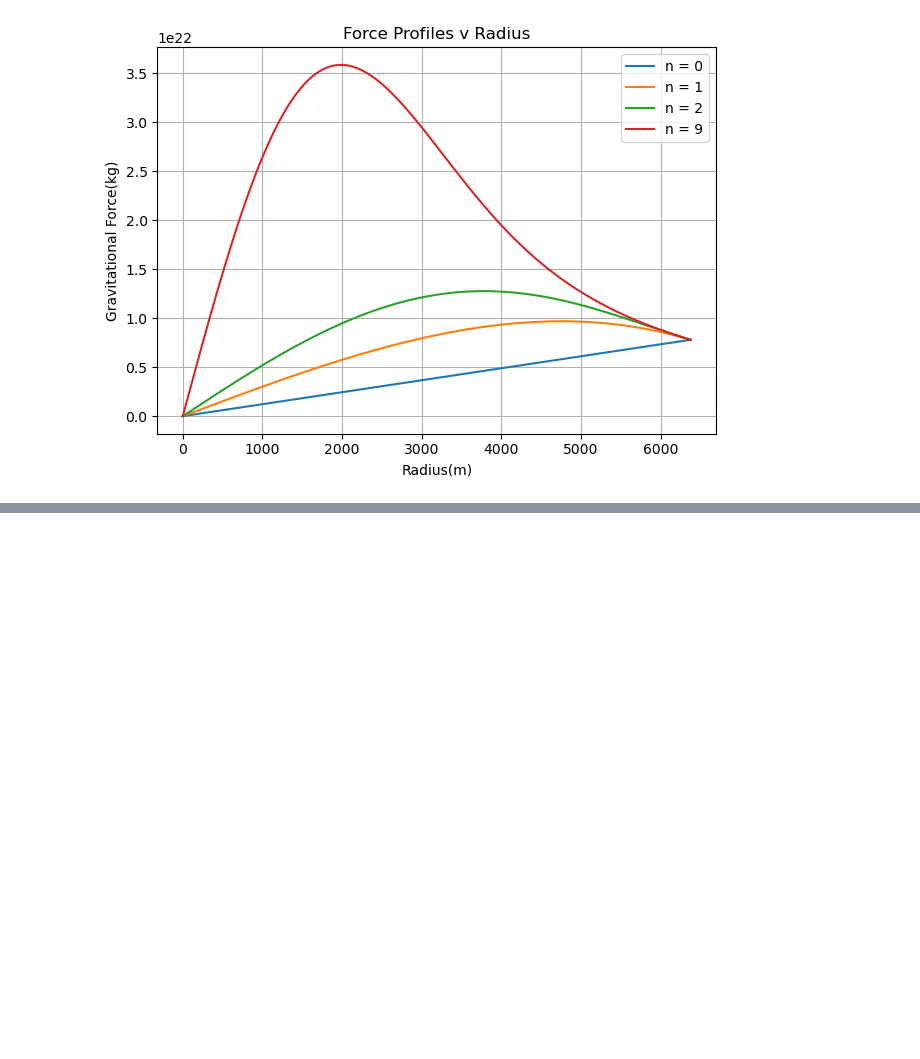
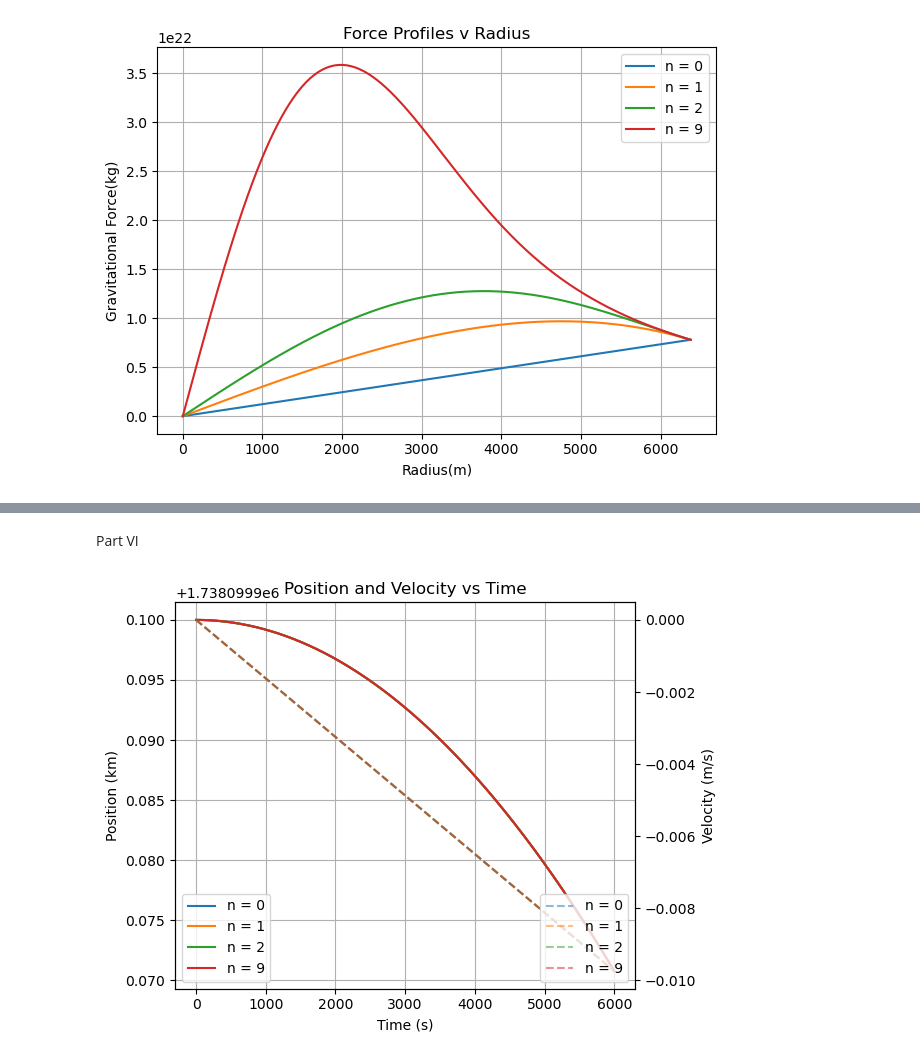
Before and after one commit to eoluwaboro/PHYS265-spring25, a Jupyter notebook: Lab2/Lab2.ipynb, the cells around one changed output, grey strips where cells are left out. Saved outputs shown, nothing was run; the diff lists cells and outputs as text; code cells hidden in the pictures; blank space fills up the shorter version.

```diff
--- a/Lab2/Lab2.ipynb
+++ b/Lab2/Lab2.ipynb
@@ -439,0 +464,12 @@ plt.tight_layout()
+# %%
+print('Time to center and speed at center for each n:\n')
+
+for n in n_vals:
+    rho_n = compute_rho_n(n)
+    sol = solve_ivp(accel_func(n, rho_n), t_span, y0, t_eval=t_eval, max_step=1)
+    id_center = np.argmin(np.abs(sol.y[0]))
+    time_center = sol.t[id_center]
+    speed_center = abs(sol.y[1][id_center])
+    print(f'n = {n}:')
+    print(f'Time to center = {time_center:.2f} s')
+    print(f'Speed at center = {speed_center:.2f} m/s\n')
@@ -439,0 +494,53 @@ plt.tight_layout()
+# %% [markdown]
+Part VI
+# %%
+R_moon = 1738.1E6 #km
+M_moon = 7.35E22 #kg
+
+def compute_rho_n(n):
+    integrand = lambda r: (1 - (r**2 / R_moon**2))**n * r**2
+    integral, _ = quad(integrand, 0, R_moon)
+    return M_moon / (4 * np.pi * integral)
+
+# Simplified acceleration function generator
+def accel_func(n, rho_n):
+    def accel(t, y):
+        r = y[0]
+        r_abs = abs(r)
+        if r_abs == 0:
+            return [y[1], 0]
+        integrand = lambda r_prime: (1 - (r_prime**2 / R_moon**2))**n * r_prime**2
+        mass_r, _ = quad(integrand, 0, r_abs)
+        M_r = 4 * np.pi * rho_n * mass_r
+        a = -G * M_r / (r_abs**2) * np.sign(r)
+        return [y[1], a]
+    return accel
+
+# Time span and initial conditions
+t_span = (0, 6000)
+y0 = [R_moon, 0]
+t_eval = np.linspace(*t_span, 1000)
+n_vals = [0, 1, 2, 9]
+
+# Plotting
+fig, ax1 = plt.subplots()
+ax2 = ax1.twinx()
+
+for n in n_vals:
+    rho_n = compute_rho_n(n)
+    sol = solve_ivp(accel_func(n, rho_n), t_span, y0, t_eval=t_eval, max_step=1)
+    ax1.plot(sol.t, sol.y[0] / 1000, label=f"n = {n}")
+    ax2.plot(sol.t, sol.y[1], '--', alpha=0.5, label=f"n = {n}")
+
+# Labels and formatting
+ax1.set_xlabel("Time (s)")
+ax1.set_ylabel("Position (km)")
+ax2.set_ylabel("Velocity (m/s)")
+ax1.set_title("Position and Velocity vs Time")
+ax1.legend(loc="lower left")
+ax2.legend(loc="lower right")
+ax1.grid(True)
+plt.tight_layout()
+plt.show()
+# %% [output]
+[figure, added]
```
Also changed, not shown: parts of 5 cells of this notebook.
